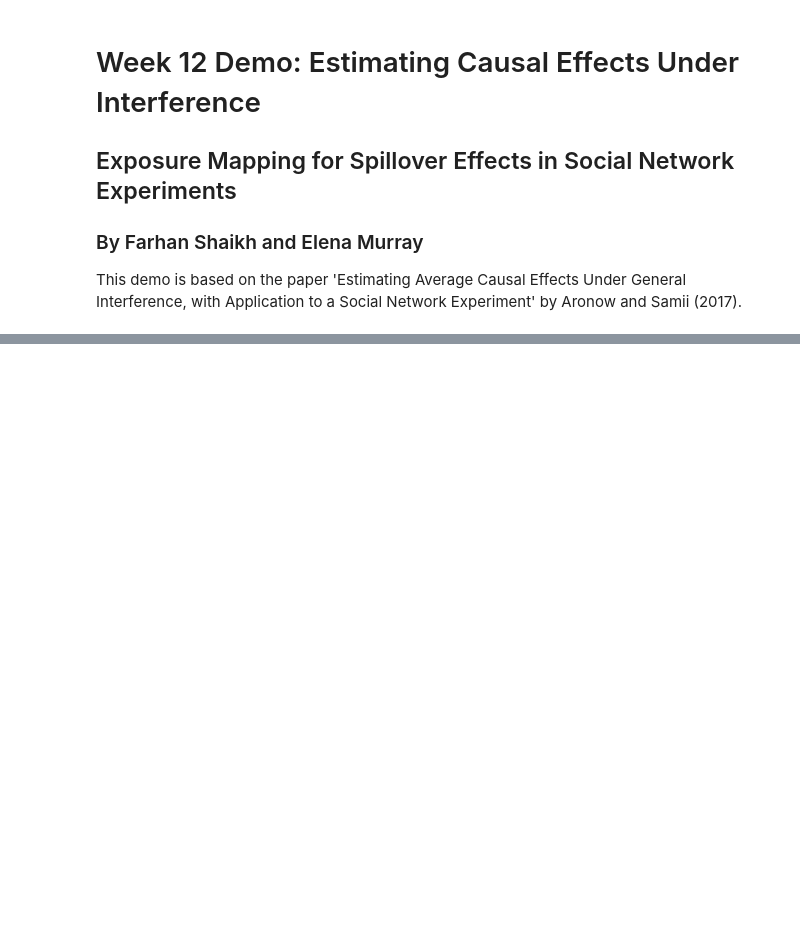
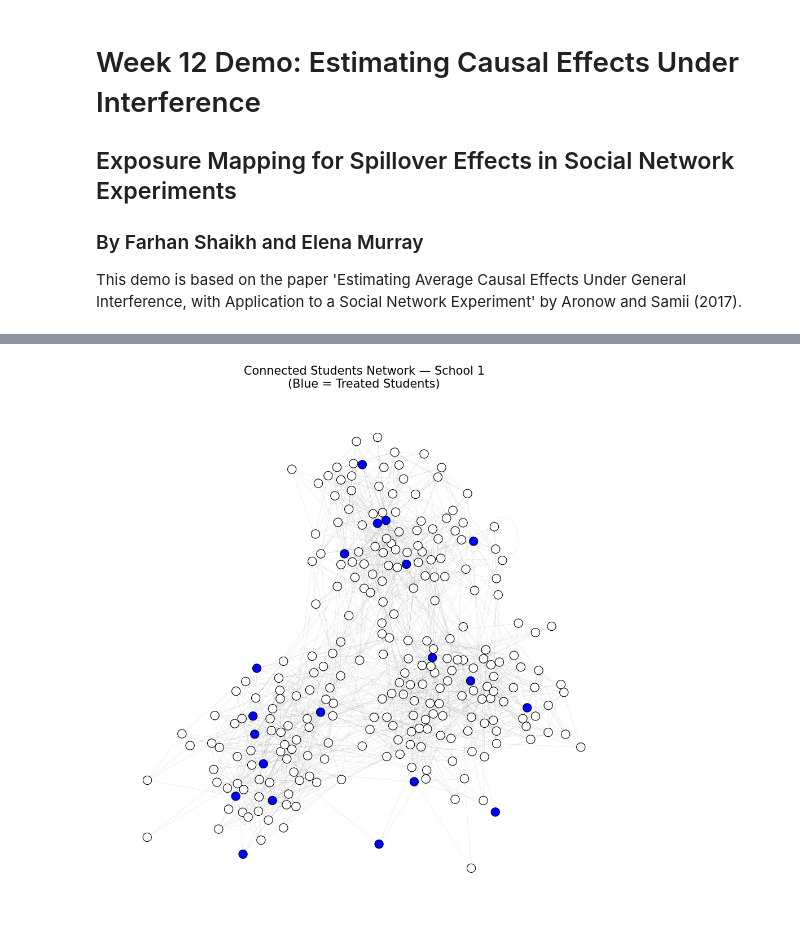
Before and after one commit to causalml-fall25/demonstration-farhan-elena, a Jupyter notebook: Demo_Notebook.ipynb, the cells around one changed output, grey strips where cells are left out. Drawn from its saved outputs; the diff is of its cells as text; code cells hidden in the pictures; blank space fills up the shorter version.

```diff
--- a/Demo_Notebook.ipynb
+++ b/Demo_Notebook.ipynb
@@ -56,20 +7,0 @@ df_net.head()
-# %%
-#Build the Social Network
-
-#Using graph: https://networkx.org/documentation/stable/reference/classes/graph.html
-
-# Extract friend nominations (can be BF1, BF2, BF3, …)
-friend_cols = [c for c in df_net.columns if c.startswith("BF")]
-
-edges = []
-
-for _, row in df_net.iterrows():
-    uid = row["UID"]
-    for col in friend_cols:
-        friend = row[col]
-        if pd.notna(friend):               # valid nomination
-            edges.append((uid, int(friend)))
-
-edges_df = pd.DataFrame(edges, columns=["source", "target"])
-print("Sample of extracted edges:")
-print(edges_df.head())
@@ -176,0 +132,70 @@ ADD: Brief text for a conclusion with main takeaways.
+# %%
+#Visualisation of one school's student network
+
+import networkx as nx
+import matplotlib.pyplot as plt
+
+# Create TREAT_num
+df_sub["TREAT_num"] = (
+    df_sub["TREAT"]
+        .astype(str)
+        .str.extract(r"(\d+)")
+        .astype(float)
+)
+df_sub["TREAT_num"] = df_sub["TREAT_num"].fillna(0).astype(int)
+
+
+# Pick one school (you can change this)
+one_school = df_sub["SCHID"].unique()[0]
+
+# Get all UIDs in that school
+school_uids = set(df_sub.loc[df_sub["SCHID"] == one_school, "UID"])
+
+# Build an undirected graph for just this school
+G_school = nx.Graph()
+G_school.add_nodes_from(school_uids)
+
+# Build edges (undirected)
+for ego_uid in school_uids:
+    if ego_uid in adj_directed:
+        for friend_uid in adj_directed[ego_uid]:
+            if friend_uid in school_uids:
+                G_school.add_edge(ego_uid, friend_uid)
+
+# Largest connected component
+G_lcc = G_school.subgraph(
+    max(nx.connected_components(G_school), key=len)
+).copy()
+
+# Determine observed treated seeds (TREAT_num == 1)
+treated_uids = df_sub[df_sub["TREAT_num"] == 1]["UID"].tolist()
+treated_set = set(treated_uids)
+
+# Node colour: blue = treated, white = not treated
+node_colors = [
+    "blue" if uid in treated_set else "white"
+    for uid in G_lcc.nodes()
+]
+
+# Draw the network
+plt.figure(figsize=(12,12))
+pos = nx.spring_layout(G_lcc, seed=42, k=0.20, iterations=200)
+
+nx.draw_networkx_edges(G_lcc, pos, width=0.4, alpha=0.25, edge_color="gray")
+
+nx.draw_networkx_nodes(
+    G_lcc, pos,
+    node_size=120,
+    node_color=node_colors,
+    edgecolors="black",
+    linewidths=0.8
+)
+
+plt.title(
+    f"Connected Students Network — School {one_school}\n(Blue = Treated Students)",
+    fontsize=15
+)
+plt.axis("off")
+plt.show()
+# %% [output]
+[figure, added]
```
Also changed, not shown: parts of 42 cells of this notebook, 1 other file.
